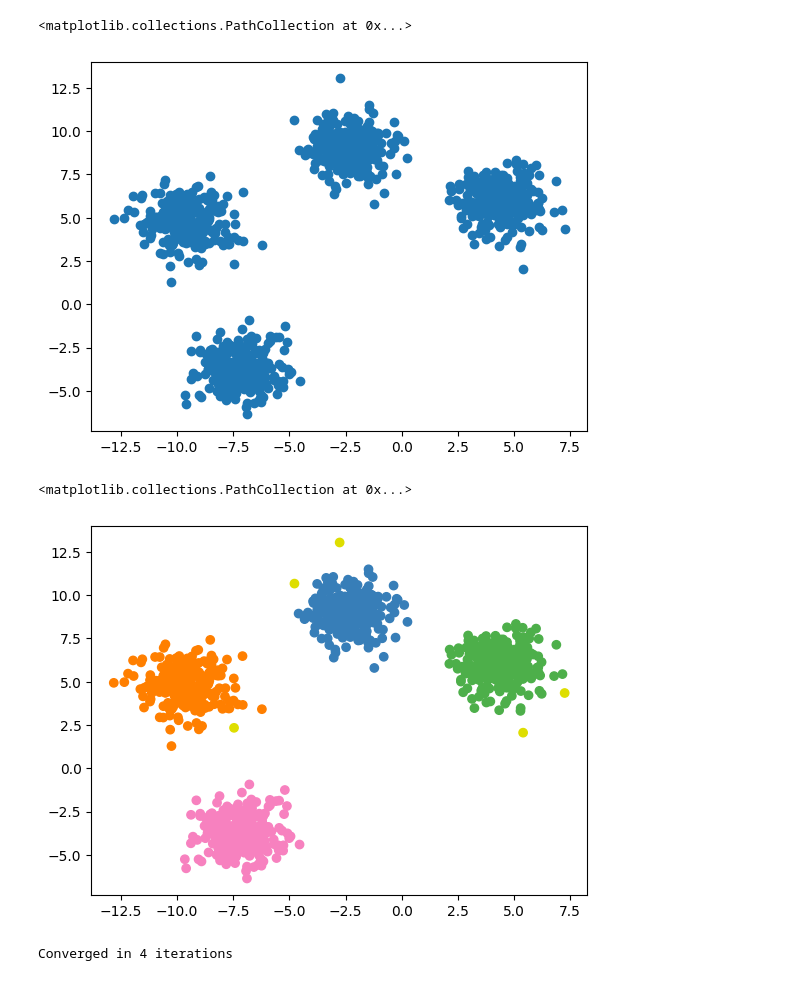
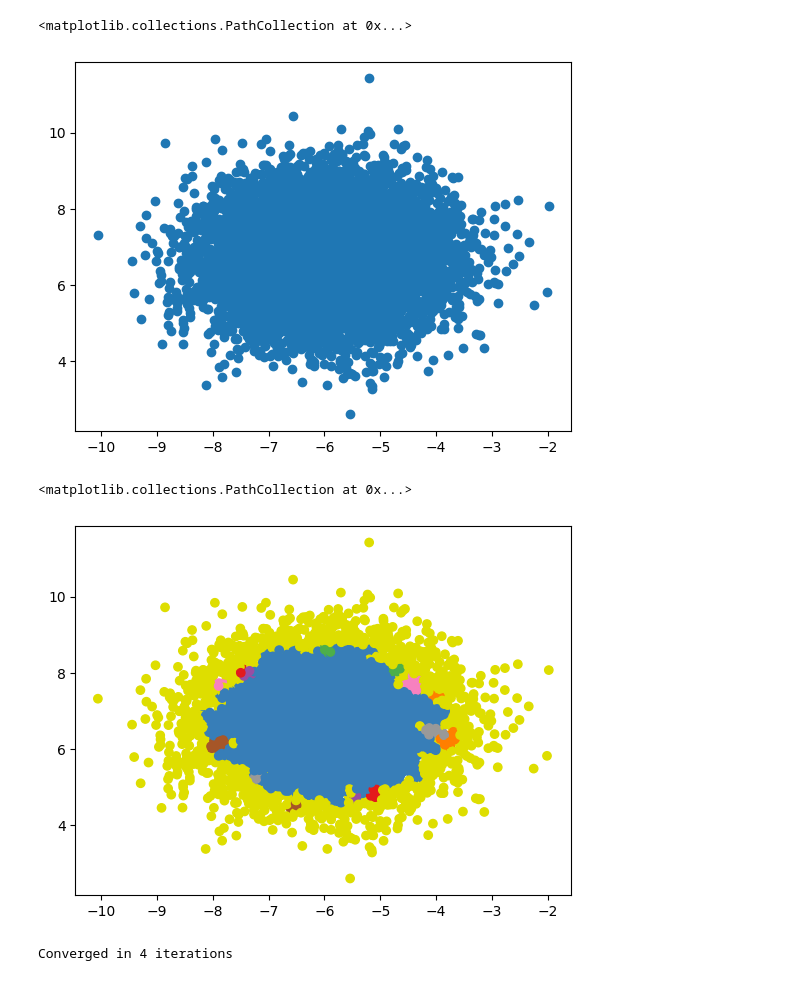
Before and after one commit to ahans/dbscan, a Jupyter notebook: playground.ipynb, the cells around one changed output. Drawn from its saved outputs; the diff is of its cells as text; code cells hidden in the pictures.

```diff
--- a/playground.ipynb
+++ b/playground.ipynb
@@ -17,10 +17,28 @@ from sklearn.metrics.pairwise import euclidean_distances
 # data = np.concatenate((blob_a, blob_b, blob_c), axis=0)
 
 # data, y = datasets.make_moons(n_samples=100, shuffle=True)
-data, y = datasets.make_blobs(n_samples=1000, centers=4)
+data, y = datasets.make_blobs(n_samples=10000, centers=1)
 num_points = data.shape[0]
 # %%
 colors = np.array([
+    "#377eb8",
+    "#ff7f00",
+    "#4daf4a",
+    "#f781bf",
+    "#a65628",
+    "#984ea3",
+    "#999999",
+    "#e41a1c",
+    "#dede00",
+    "#377eb8",
+    "#ff7f00",
+    "#4daf4a",
+    "#f781bf",
+    "#a65628",
+    "#984ea3",
+    "#999999",
+    "#e41a1c",
+    "#dede00",
     "#377eb8",
     "#ff7f00",
     "#4daf4a",
@@ -46,17 +64,17 @@ plt.scatter(data[:,0], data[:,1])
 # plt.ylim([0, 10])
 # %% [output]
 <matplotlib.collections.PathCollection at 0x...>
-[figure, old version]
+[figure, new version]
 # %%
-eps = 1.0
-n_samples = 3
+eps = 0.1
+n_samples = 10
 dbscan = DBSCAN(eps=eps, min_samples=n_samples)
 labels_sklearn = dbscan.fit_predict(data)
 
 plt.scatter(data[:,0], data[:,1], color=colors[labels_sklearn])
 # plt.xlim([2, 12])
 # plt.ylim([0, 10])
 # %% [output]
 <matplotlib.collections.PathCollection at 0x...>
-[figure, old version]
+[figure, new version]
 # %%
```
Also changed, not shown: parts of 4 cells of this notebook.
